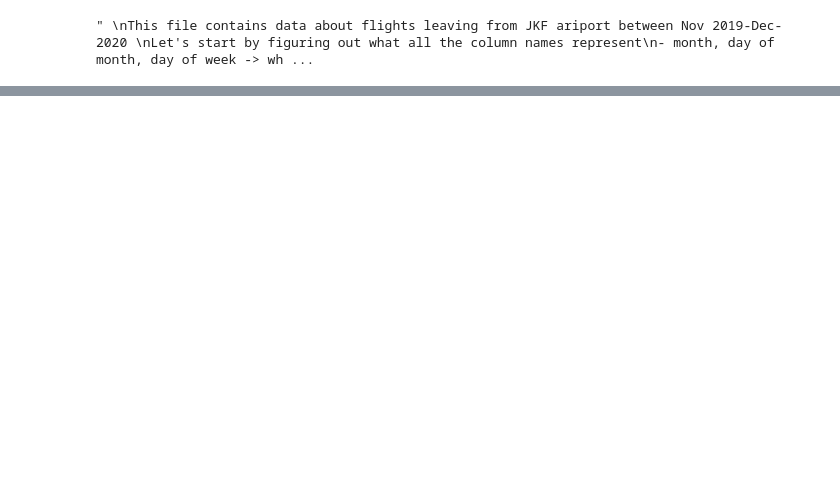
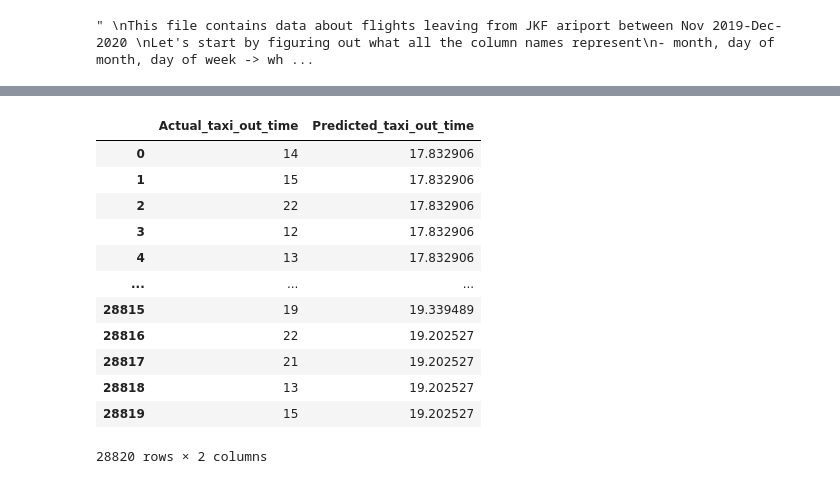
Before and after one commit to iresden/Assignment_6_Taxi_Out, a Jupyter notebook: flights_taxi_out.ipynb, the cells around one changed output, grey strips where cells are left out. Cells and saved outputs as stored; diff of their text form; code cells hidden in the pictures; blank space fills up the shorter version.

```diff
--- a/flights_taxi_out.ipynb
+++ b/flights_taxi_out.ipynb
@@ -44,0 +105,29 @@ flights_data.head()
+# %%
+## Fit the line with y as the taxi_out time and X as the no of flights departing the airport
+## LinearRegression refers to the most ordinary least square linear regression method without regularization (penalty on weights)
+LR = LinearRegression()
+LR.fit(X, y)
+
+## Predict based on trained data using OLS
+y_pred = LR.predict(X)
+
+pred_df = pd.DataFrame( {
+    'Actual_taxi_out_time':y.flatten(),
+    'Predicted_taxi_out_time': y_pred.flatten()
+})
+
+pred_df
+# %% [output]
+|  | Actual_taxi_out_time | Predicted_taxi_out_time |
+| 0 | 14 | 17.832906 |
+| 1 | 15 | 17.832906 |
+| 2 | 22 | 17.832906 |
+| 3 | 12 | 17.832906 |
+| 4 | 13 | 17.832906 |
+| ... | ... | ... |
+| 28815 | 19 | 19.339489 |
+| 28816 | 22 | 19.202527 |
+| 28817 | 21 | 19.202527 |
+| 28818 | 13 | 19.202527 |
+| 28819 | 15 | 19.202527 |
+28820 rows × 2 columns
```
Also changed, not shown: parts of 9 cells of this notebook, 1 other file.
